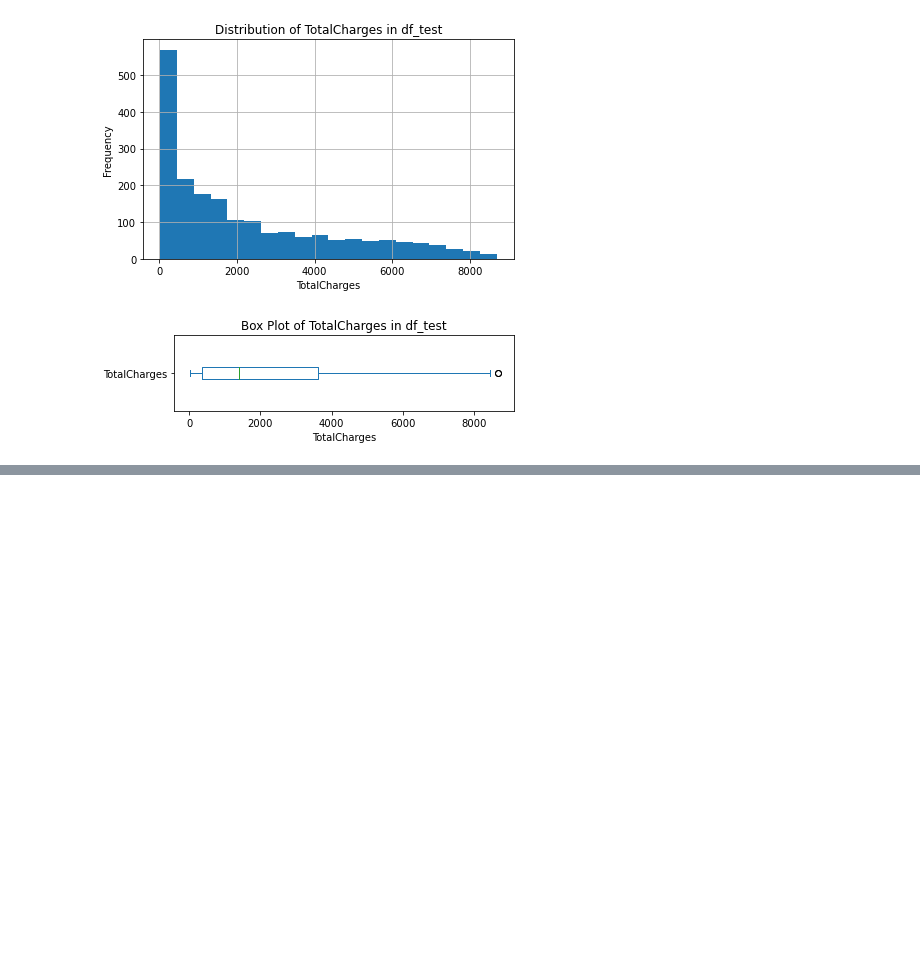
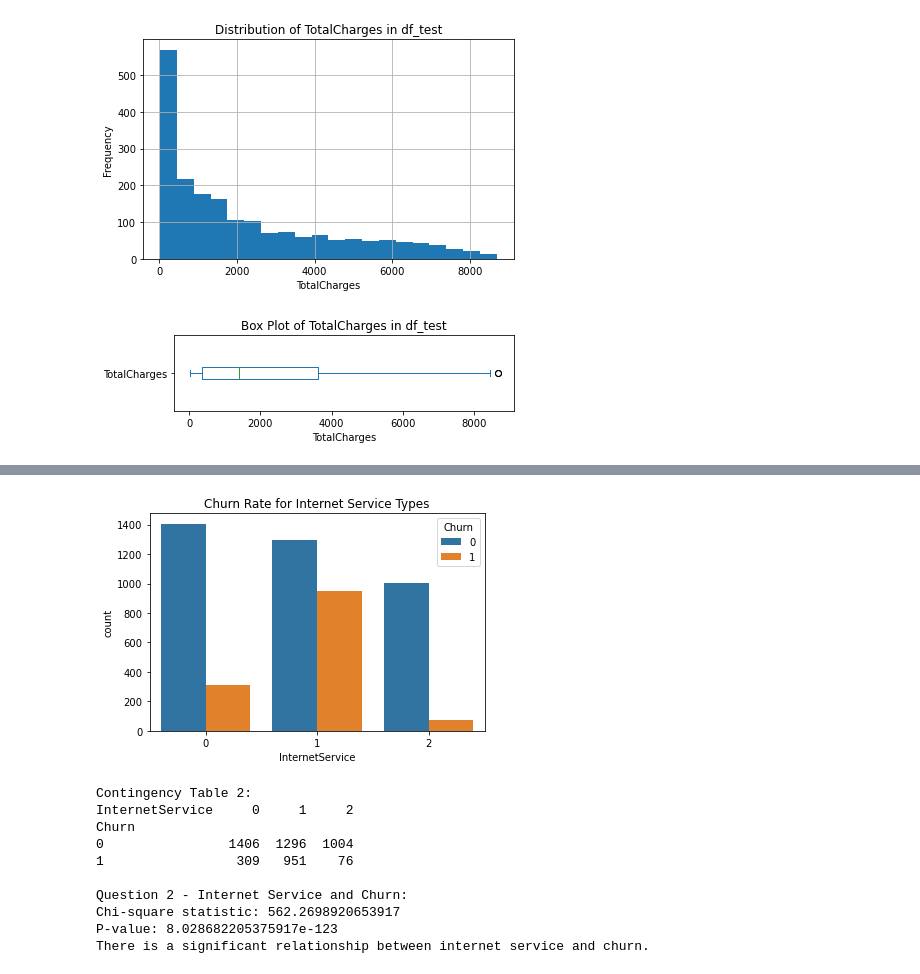
Before and after one commit to Aseye-Amedofu/Customer-churn-classification-project, a Jupyter notebook: LP2_Classification_Telco_customer_churn.ipynb, the cells around one changed output, grey strips where cells are left out. Drawn from its saved outputs; the diff is of its cells as text; code cells hidden in the pictures; blank space fills up the shorter version.

```diff
--- a/LP2_Classification_Telco_customer_churn.ipynb
+++ b/LP2_Classification_Telco_customer_churn.ipynb
@@ -577,0 +796,38 @@ df_test
+# %%
+# Question 2:
+# Do customers who have internet service, specifically fiber optic, exhibit a higher churn rate compared to those with DSL or no internet service?
+
+# Bivariate analysis using bar plot
+sns.countplot(x='InternetService', hue='Churn', data=df_CustomerChurn)
+plt.title("Churn Rate for Internet Service Types")
+plt.show()
+
+# Hypothesis testing
+# Step 1: Create a contingency table
+contingency_table_2 = pd.crosstab(df_CustomerChurn['Churn'], df_CustomerChurn['InternetService'])
+print("\nContingency Table 2:")
+print(contingency_table_2)
+
+# Step 2: Perform chi-square test
+chi2_2, p_value_2, _, _ = chi2_contingency(contingency_table_2)
+
+# Step 3: Interpret the results
+print("\nQuestion 2 - Internet Service and Churn:")
+print(f"Chi-square statistic: {chi2_2}")
+print(f"P-value: {p_value_2}")
+if p_value_2 < alpha:
+    print("There is a significant relationship between internet service and churn.")
+else:
+    print("There is no significant relationship between internet service and churn.")
+# %% [output]
+[figure, added]
+Contingency Table 2:
+InternetService     0     1     2
+Churn
+0                1406  1296  1004
+1                 309   951    76
+
+Question 2 - Internet Service and Churn:
+Chi-square statistic: 562.2698920653917
+P-value: 8.028682205375917e-123
+There is a significant relationship between internet service and churn.
```
Also changed, not shown: parts of 7 cells of this notebook.
